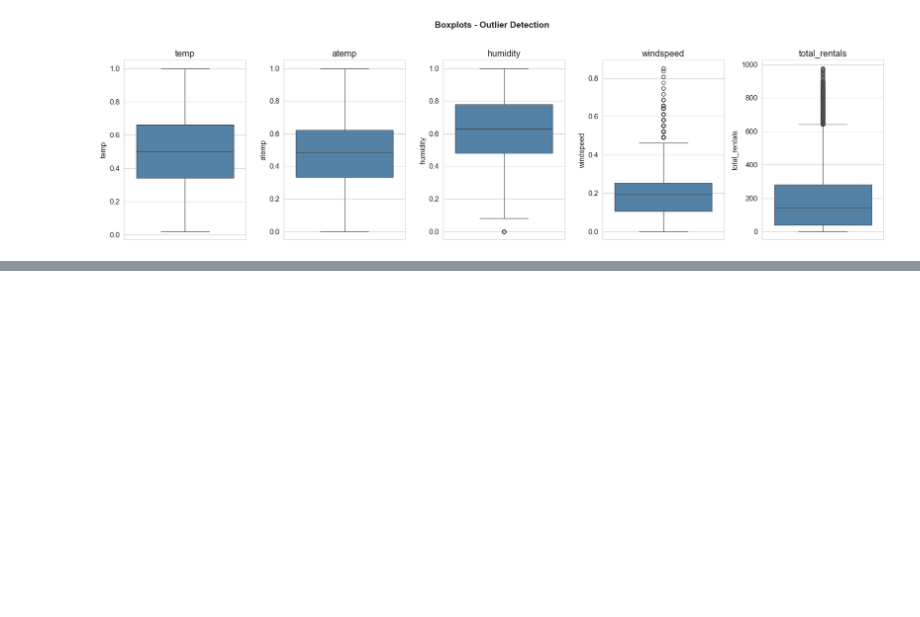
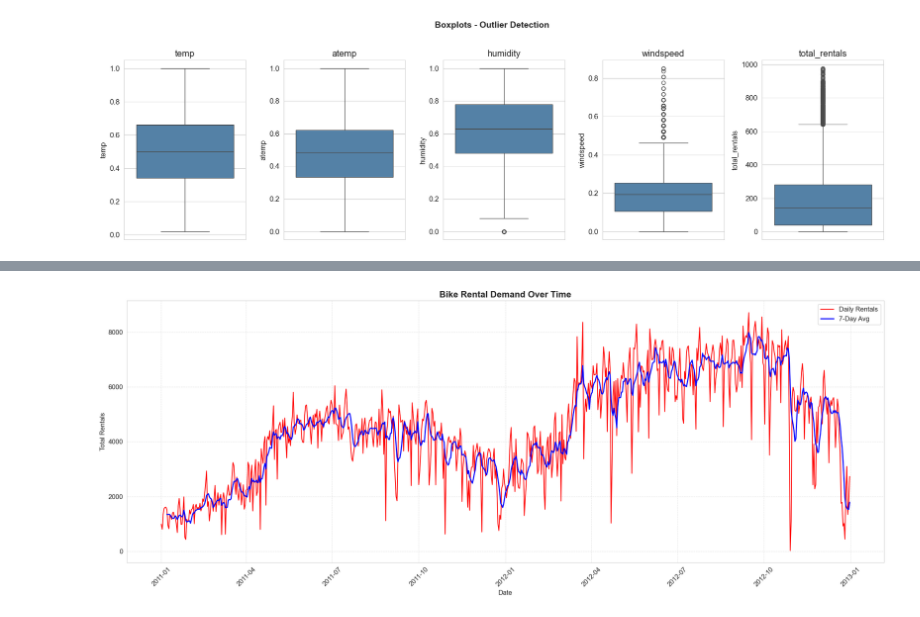
Before and after one commit to omkargutal/Bike-Rental-Demand-Forecasting, a Jupyter notebook: Bike Rental Demand Forecasting.ipynb, the cells around one changed output, grey strips where cells are left out. Cells and saved outputs as stored; diff of their text form; code cells hidden in the pictures; blank space fills up the shorter version.

```diff
--- a/Bike Rental Demand Forecasting.ipynb
+++ b/Bike Rental Demand Forecasting.ipynb
@@ -304,0 +373,41 @@ plt.show()
+# %%
+# Aggregate to daily demand
+daily_df = df.groupby('date')['total_rentals'].sum().reset_index()
+
+plt.figure(figsize=(20, 8))
+
+# Actual demand
+sns.lineplot(
+    x='date',
+    y='total_rentals',
+    data=daily_df,
+    color='red',
+    linewidth=1.5,
+    label='Daily Rentals'
+)
+
+# 7-day rolling average (trend)
+daily_df['rolling_avg'] = daily_df['total_rentals'].rolling(window=7).mean()
+
+sns.lineplot(
+    x='date',
+    y='rolling_avg',
+    data=daily_df,
+    color='blue',
+    linewidth=2,
+    label='7-Day Avg'
+)
+
+# Labels & styling
+plt.title("Bike Rental Demand Over Time", fontsize=16, fontweight='bold')
+plt.xlabel("Date")
+plt.ylabel("Total Rentals")
+
+plt.xticks(rotation=45)
+plt.grid(True, linestyle='--', alpha=0.5)
+plt.legend()
+
+plt.tight_layout()
+plt.show()
+# %% [output]
+[figure, added]
```
Also changed, not shown: parts of 17 cells of this notebook, 2 other files.
